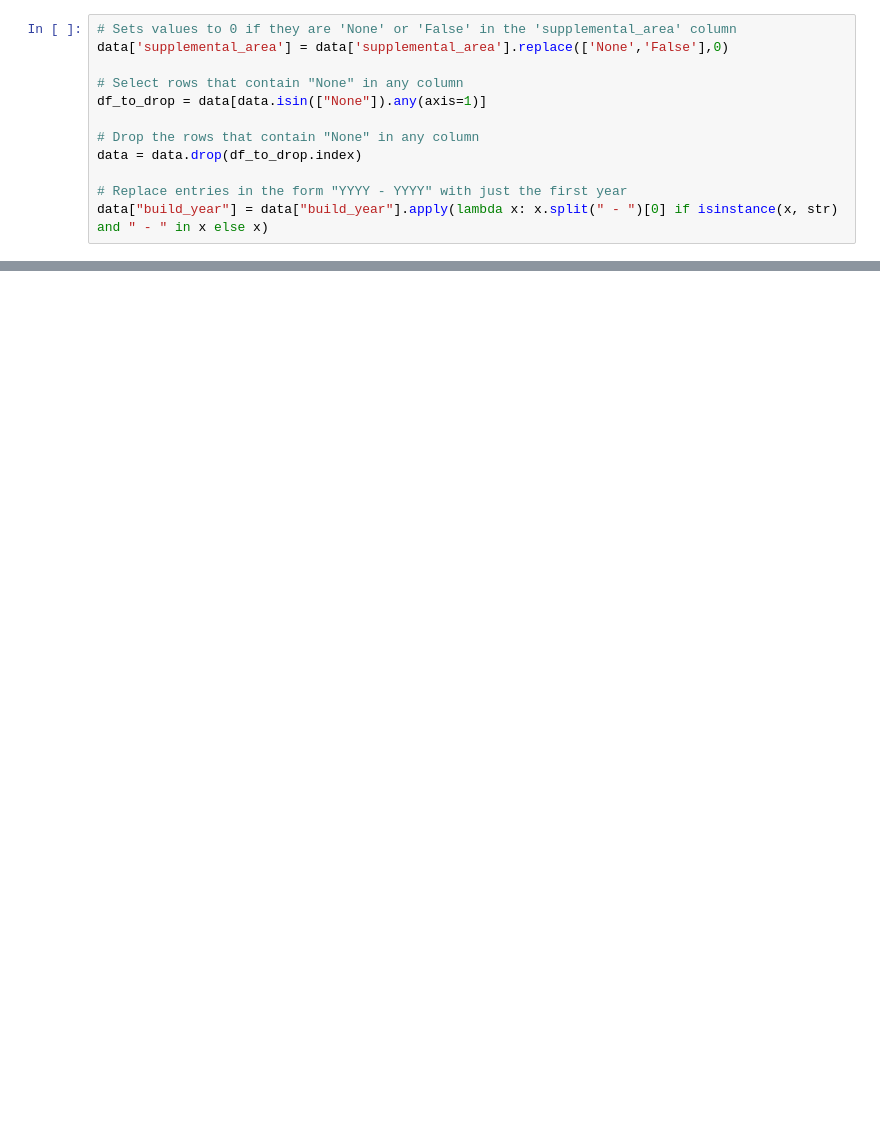
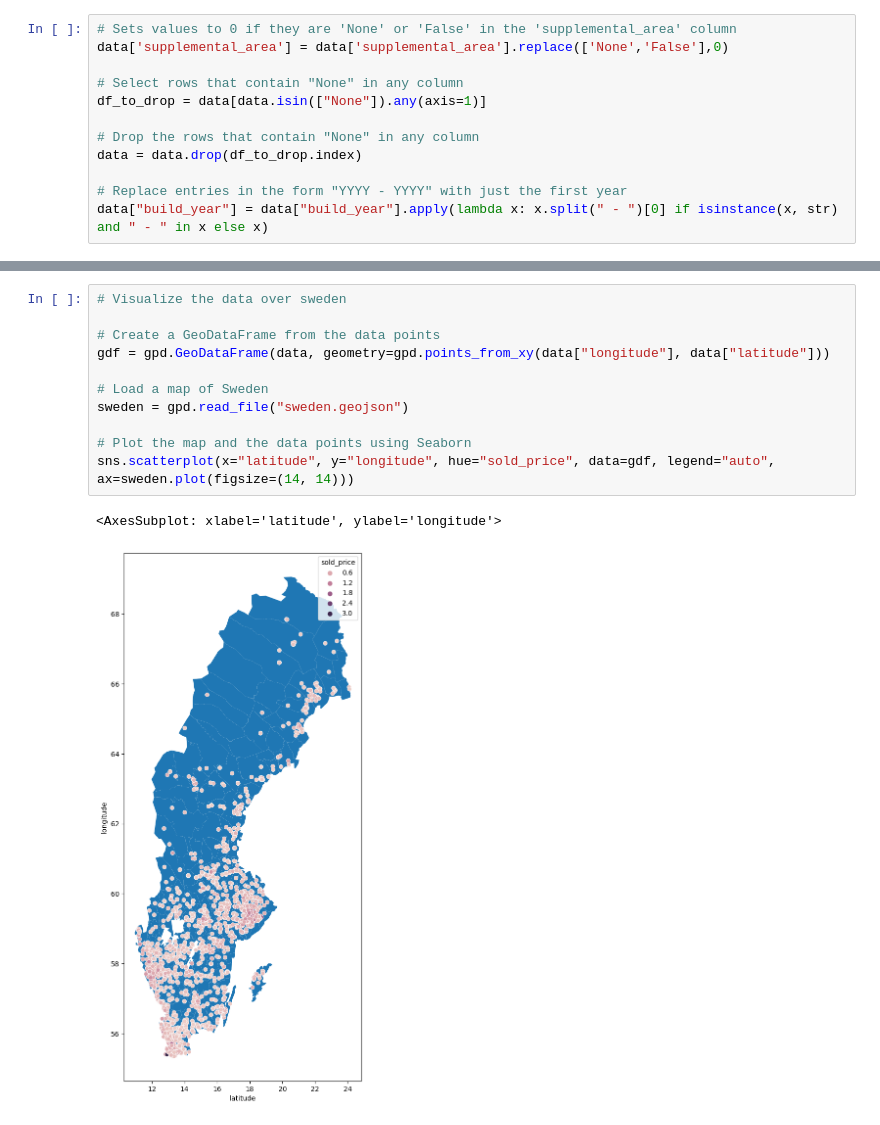
Before and after one commit to Dan-Irl/House-Price-Prediction, a Jupyter notebook: data_proccesing.ipynb, the cells around one changed output, grey strips where cells are left out. Cells and saved outputs as stored; diff of their text form; blank space fills up the shorter version.

```diff
--- a/data_proccesing.ipynb
+++ b/data_proccesing.ipynb
@@ -34,0 +88,14 @@ data["build_year"] = data["build_year"].apply(lambda x: x.split(" - ")[0] if isi
+# %%
+# Visualize the data over sweden
+
+# Create a GeoDataFrame from the data points
+gdf = gpd.GeoDataFrame(data, geometry=gpd.points_from_xy(data["longitude"], data["latitude"]))
+
+# Load a map of Sweden
+sweden = gpd.read_file("sweden.geojson")
+
+# Plot the map and the data points using Seaborn
+sns.scatterplot(x="latitude", y="longitude", hue="sold_price", data=gdf, legend="auto", ax=sweden.plot(figsize=(14, 14)))
+# %% [output]
+<AxesSubplot: xlabel='latitude', ylabel='longitude'>
+[figure, added]
```
Also changed, not shown: parts of 7 cells of this notebook.
